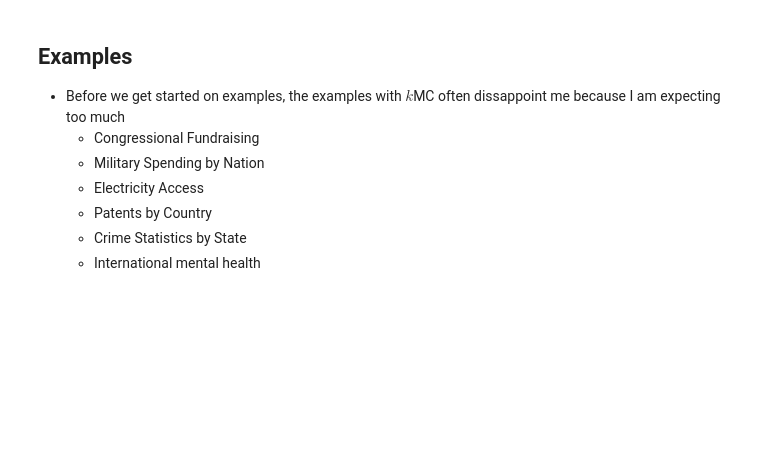
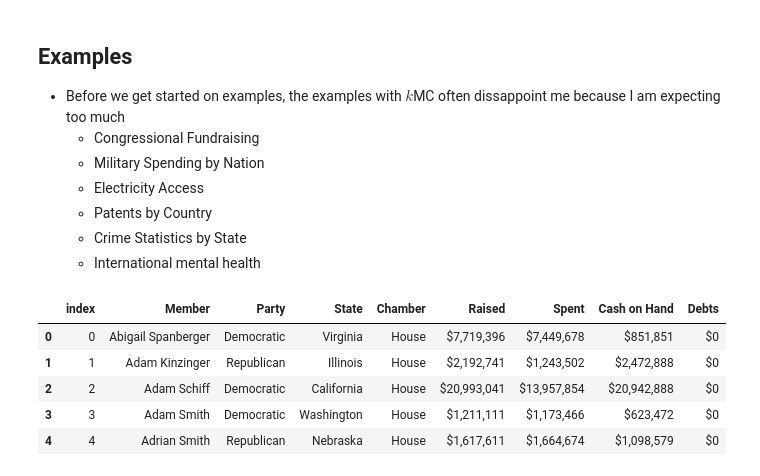
Before and after one commit to acb4rn/kMC, a Jupyter notebook: kmc.ipynb, the cells around one changed output. Saved outputs shown, nothing was run; the diff lists cells and outputs as text; code cells hidden in the pictures; blank space fills up the shorter version.

```diff
--- a/kmc.ipynb
+++ b/kmc.ipynb
@@ -419,3 +421,12 @@ scree_plot = sns.lineplot(x=k_grid, y=SSE).set_title('Scree Plot') # Create scre
     - Patents by Country
     - Crime Statistics by State
     - International mental health
+# %%
+election = pd.read_csv('./kmc/data/2022 election cycle fundraising.csv')
+# %% [output]
+|  | index | Member | Party | State | Chamber | Raised | Spent | Cash on Hand | Debts |
+| 0 | 0 | Abigail Spanberger | Democratic | Virginia | House | $7,719,396 | $7,449,678 | $851,851 | $0 |
+| 1 | 1 | Adam Kinzinger | Republican | Illinois | House | $2,192,741 | $1,243,502 | $2,472,888 | $0 |
+| 2 | 2 | Adam Schiff | Democratic | California | House | $20,993,041 | $13,957,854 | $20,942,888 | $0 |
+| 3 | 3 | Adam Smith | Democratic | Washington | House | $1,211,111 | $1,173,466 | $623,472 | $0 |
+| 4 | 4 | Adrian Smith | Republican | Nebraska | House | $1,617,611 | $1,664,674 | $1,098,579 | $0 |
```
Also changed, not shown: parts of 7 cells of this notebook.
